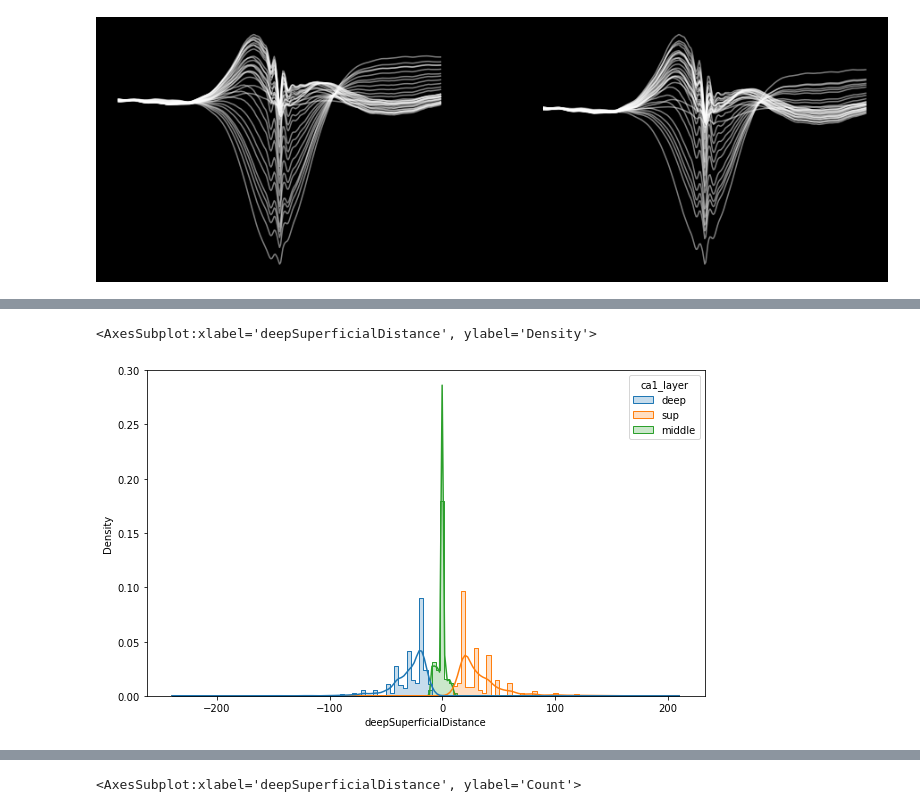
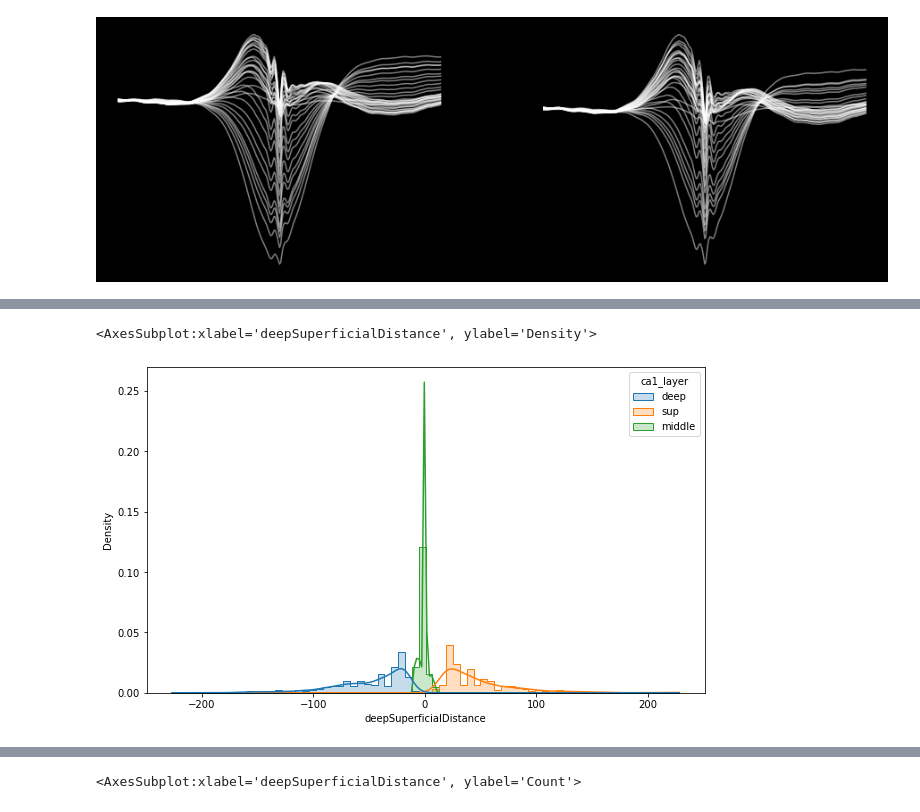
Before and after one commit to ryanharvey1/ripple_heterogeneity, a Jupyter notebook: python/notebooks/investigate_deepsup_distance.ipynb, the cells around one changed output, grey strips where cells are left out. Cells and saved outputs as stored; diff of their text form; code cells hidden in the pictures.

```diff
--- a/python/notebooks/investigate_deepsup_distance.ipynb
+++ b/python/notebooks/investigate_deepsup_distance.ipynb
@@ -25,7 +27,8 @@ df = pd.read_csv(r'Z:\home\ryanh\projects\ripple_heterogeneity\sessions.csv')
 cell_metrics = loading.load_all_cell_metrics(df.basepath)
 # %%
 keep_idx = (cell_metrics.putativeCellType.str.contains('Pyramidal') &
-            cell_metrics.brainRegion.str.contains('CA1'))
+            cell_metrics.brainRegion.str.contains('CA1') &
+            (cell_metrics.bad_unit == False))
 cell_metrics = cell_metrics[keep_idx]
 # %%
 sns.scatterplot(data=cell_metrics, x="deepSuperficialDistance", y="burstIndex_Mizuseki2012",
@@ -504,15 +422,15 @@ Name: ca1_layer, dtype: int64
 # %%
 plt.figure(figsize=(10,6))
 # sns.scatterplot(data=cell_metrics, x="deepSuperficialDistance", y="ca1_layer",
 #                 hue="ca1_layer",
 #                 linewidth=0,s=40,alpha=.25)
 
 sns.histplot(
-    data=cell_metrics[(cell_metrics.polarity_reversal == True)], x="deepSuperficialDistance", hue="ca1_layer", element="step",
+    data=cell_metrics, x="deepSuperficialDistance", hue="ca1_layer", element="step",
     stat="density", common_norm=False, kde=True
 )
 # %% [output]
 <AxesSubplot:xlabel='deepSuperficialDistance', ylabel='Density'>
-[figure, old version]
+[figure, new version]
 # %%
 fig,ax = plt.subplots(1,3,figsize=(20, 5))
```
Also changed, not shown: parts of 45 cells of this notebook.
